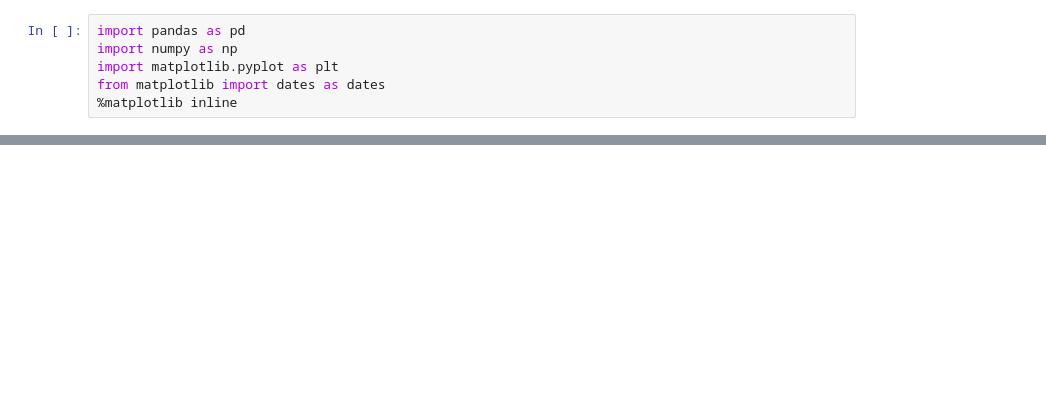
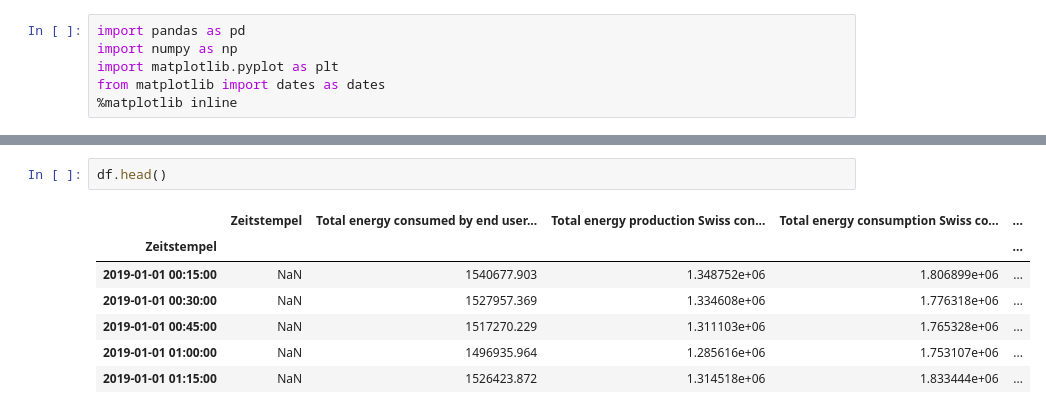
Before and after one commit to figela/marcomilanesio.github.io, a Jupyter notebook: material/9-TimeSeries/ts.ipynb, the cells around one changed output, grey strips where cells are left out. Drawn from its saved outputs; the diff is of its cells as text; blank space fills up the shorter version.

```diff
--- a/material/9-TimeSeries/ts.ipynb
+++ b/material/9-TimeSeries/ts.ipynb
@@ -25,0 +100,10 @@ from matplotlib import dates as dates
+# %%
+df.head()
+# %% [output]
+|  | Zeitstempel | Total energy consumed by end user... | Total energy production Swiss con... | Total energy consumption Swiss co... | ... |
+| Zeitstempel |  |  |  |  | ... |
+| 2019-01-01 00:15:00 | NaN | 1540677.903 | 1.348752e+06 | 1.806899e+06 | ... |
+| 2019-01-01 00:30:00 | NaN | 1527957.369 | 1.334608e+06 | 1.776318e+06 | ... |
+| 2019-01-01 00:45:00 | NaN | 1517270.229 | 1.311103e+06 | 1.765328e+06 | ... |
+| 2019-01-01 01:00:00 | NaN | 1496935.964 | 1.285616e+06 | 1.753107e+06 | ... |
+| 2019-01-01 01:15:00 | NaN | 1526423.872 | 1.314518e+06 | 1.833444e+06 | ... |
```
Also changed, not shown: parts of 44 cells of this notebook, 1 other file.
